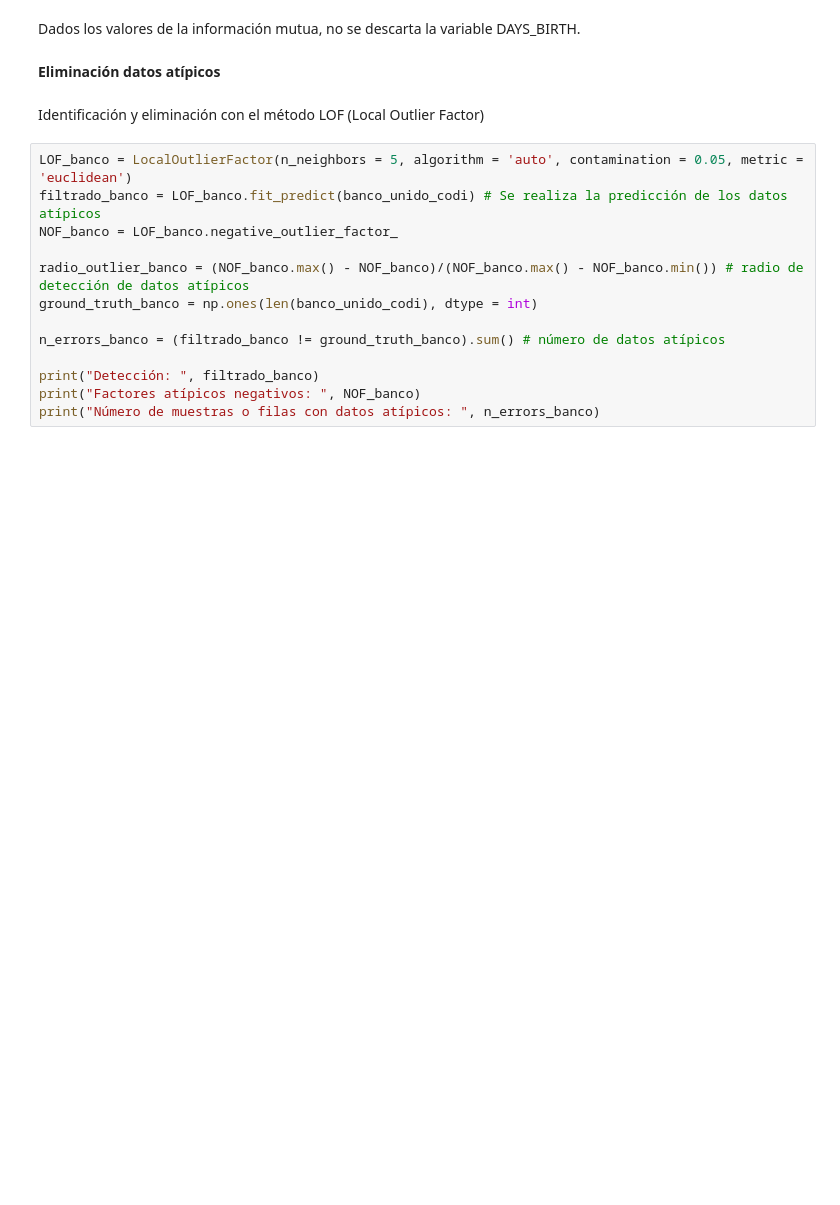
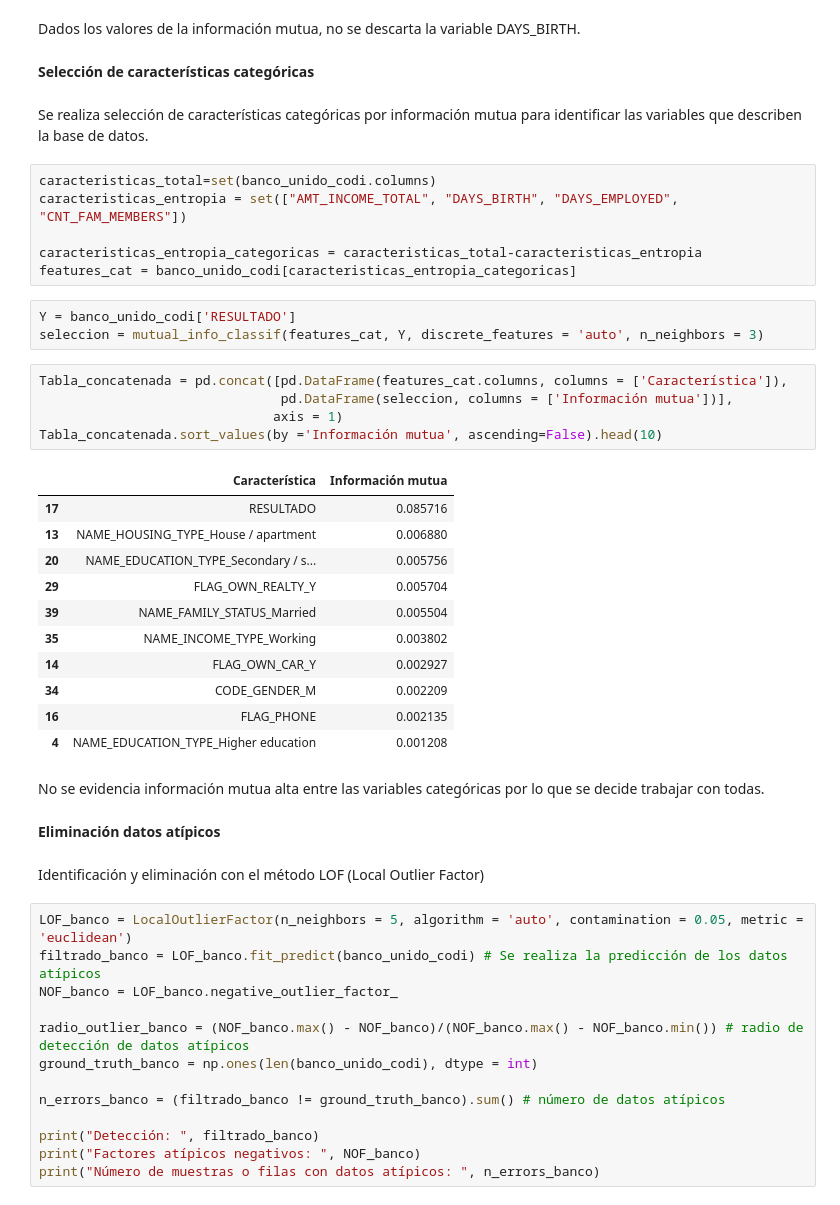
Before and after one commit to mariaimr/Monografia-UdeA, a Jupyter notebook: Monografia_Credit_Card_Approval_Prediction.ipynb, the cells around one changed output. Drawn from its saved outputs; the diff is of its cells as text; blank space fills up the shorter version.

```diff
--- a/Monografia_Credit_Card_Approval_Prediction.ipynb
+++ b/Monografia_Credit_Card_Approval_Prediction.ipynb
@@ -760,5 +760,37 @@ Tabla_concatenada
 # %% [markdown]
 Dados los valores de la información mutua, no se descarta la variable DAYS_BIRTH.
+# %% [markdown]
+**Selección de características categóricas**
+# %% [markdown]
+Se realiza selección de características categóricas por información mutua para identificar las variables que describen la base de datos.
+# %%
+caracteristicas_total=set(banco_unido_codi.columns)
+caracteristicas_entropia = set(["AMT_INCOME_TOTAL", "DAYS_BIRTH", "DAYS_EMPLOYED", "CNT_FAM_MEMBERS"])
+
+caracteristicas_entropia_categoricas = caracteristicas_total-caracteristicas_entropia
+features_cat = banco_unido_codi[caracteristicas_entropia_categoricas]
+# %%
+Y = banco_unido_codi['RESULTADO']
+seleccion = mutual_info_classif(features_cat, Y, discrete_features = 'auto', n_neighbors = 3)
+# %%
+Tabla_concatenada = pd.concat([pd.DataFrame(features_cat.columns, columns = ['Característica']),
+                               pd.DataFrame(seleccion, columns = ['Información mutua'])],
+                              axis = 1)
+Tabla_concatenada.sort_values(by ='Información mutua', ascending=False).head(10)
+# %% [output]
+|  | Característica | Información mutua |
+| 17 | RESULTADO | 0.085716 |
+| 13 | NAME_HOUSING_TYPE_House / apartment | 0.006880 |
+| 20 | NAME_EDUCATION_TYPE_Secondary / s... | 0.005756 |
+| 29 | FLAG_OWN_REALTY_Y | 0.005704 |
+| 39 | NAME_FAMILY_STATUS_Married | 0.005504 |
+| 35 | NAME_INCOME_TYPE_Working | 0.003802 |
+| 14 | FLAG_OWN_CAR_Y | 0.002927 |
+| 34 | CODE_GENDER_M | 0.002209 |
+| 16 | FLAG_PHONE | 0.002135 |
+| 4 | NAME_EDUCATION_TYPE_Higher education | 0.001208 |
+# %% [markdown]
+No se evidencia información mutua alta entre las variables categóricas por lo que se decide trabajar con todas.
 # %% [markdown]
 **Eliminación datos atípicos**
 # %% [markdown]
```
Also changed, not shown: parts of 14 cells of this notebook.
